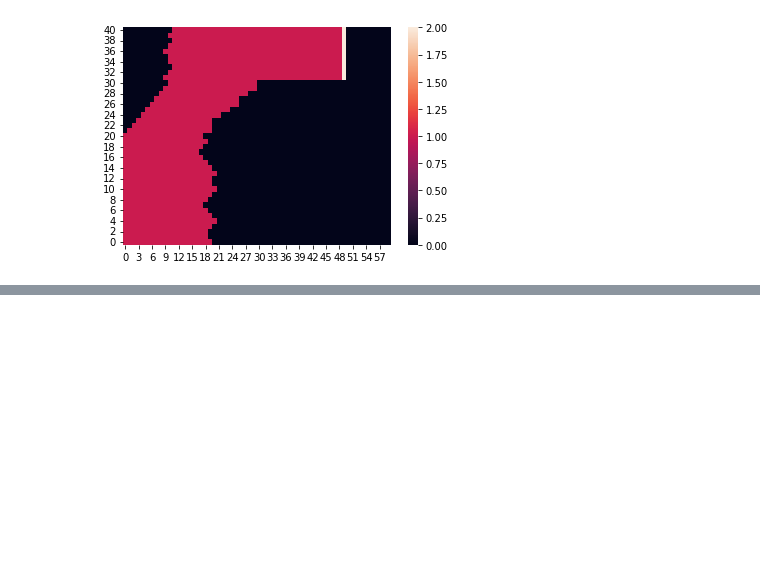
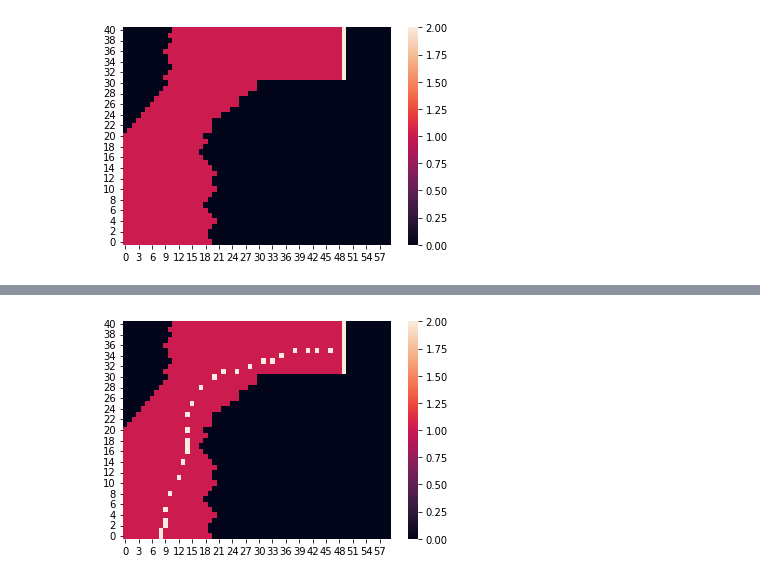
Before and after one commit to rcalef/suttonBarto2ndEd, a Jupyter notebook: ch5/ch5.ipynb, the cells around one changed output, grey strips where cells are left out. Saved outputs shown, nothing was run; the diff lists cells and outputs as text; code cells hidden in the pictures; blank space fills up the shorter version.

```diff
--- a/ch5/ch5.ipynb
+++ b/ch5/ch5.ipynb
@@ -235,0 +217,2 @@ idx
+# %%
+test = np.zeros((4, 3, 3, 3))
@@ -384,0 +392,11 @@ False
+# %%
+example_trajectory = runEpisode(mat, Q, stop_prob=0)
+# %%
+example_mat = mat.copy()
+for state in example_trajectory:
+    example_mat[state[0].x, state[0].y] = 2
+
+ax = sns.heatmap(example_mat.T)
+ax.invert_yaxis()
+# %% [output]
+[figure, added]
```
Also changed, not shown: parts of 25 cells of this notebook.
